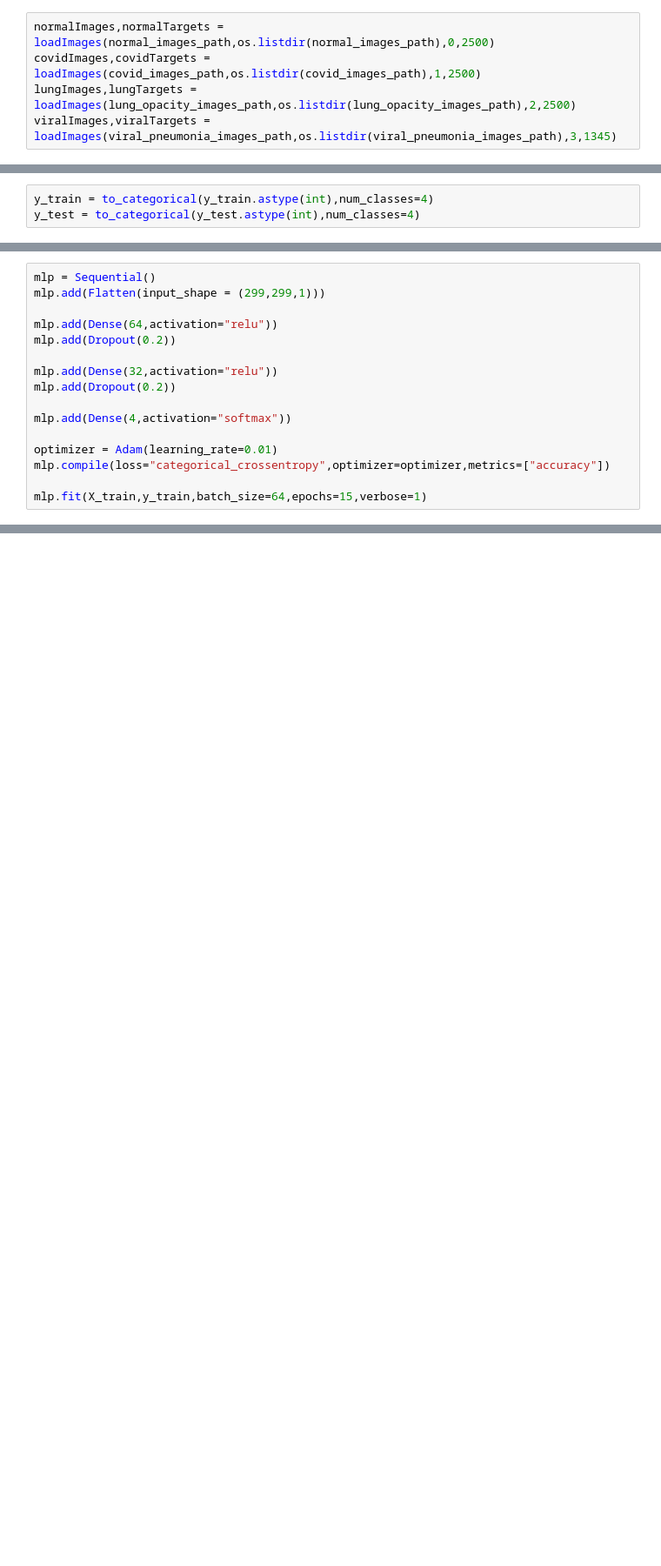
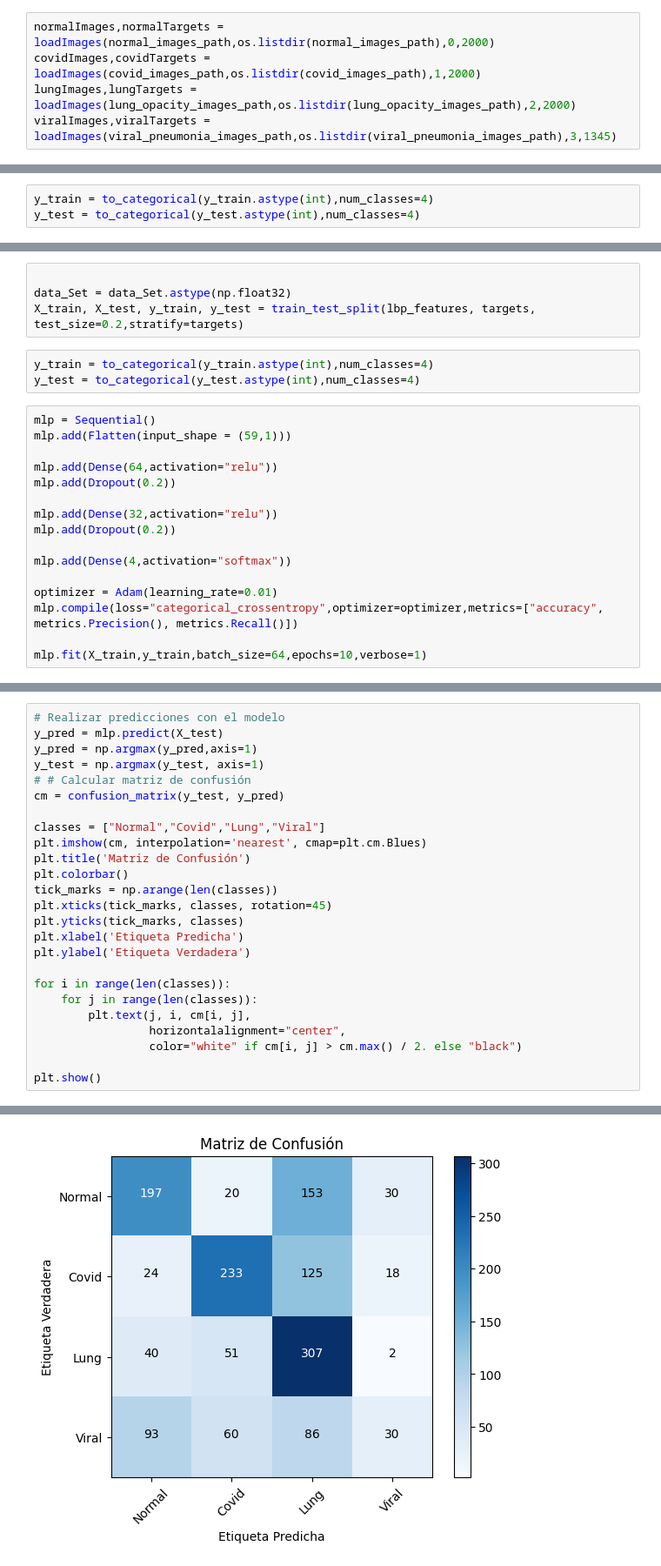
Before and after one commit to garza3333/RP_Proyecto2, a Jupyter notebook: MLP/mlp.ipynb, the cells around one changed output, grey strips where cells are left out. Shown at 87% size. Saved outputs shown, nothing was run; the diff lists cells and outputs as text; blank space fills up the shorter version.

```diff
--- a/MLP/mlp.ipynb
+++ b/MLP/mlp.ipynb
@@ -67,8 +93,8 @@ print(len((os.listdir(viral_pneumonia_images_path))))
 6012
 1345
 # %%
-normalImages,normalTargets = loadImages(normal_images_path,os.listdir(normal_images_path),0,2500)
-covidImages,covidTargets = loadImages(covid_images_path,os.listdir(covid_images_path),1,2500)
-lungImages,lungTargets = loadImages(lung_opacity_images_path,os.listdir(lung_opacity_images_path),2,2500)
+normalImages,normalTargets = loadImages(normal_images_path,os.listdir(normal_images_path),0,2000)
+covidImages,covidTargets = loadImages(covid_images_path,os.listdir(covid_images_path),1,2000)
+lungImages,lungTargets = loadImages(lung_opacity_images_path,os.listdir(lung_opacity_images_path),2,2000)
 viralImages,viralTargets = loadImages(viral_pneumonia_images_path,os.listdir(viral_pneumonia_images_path),3,1345)
 # %%
@@ -113,6 +270,13 @@ y_test = to_categorical(y_test.astype(int),num_classes=4)
+# %%
+
+data_Set = data_Set.astype(np.float32)
+X_train, X_test, y_train, y_test = train_test_split(lbp_features, targets, test_size=0.2,stratify=targets)
+# %%
+y_train = to_categorical(y_train.astype(int),num_classes=4)
+y_test = to_categorical(y_test.astype(int),num_classes=4)
 # %%
 mlp = Sequential()
-mlp.add(Flatten(input_shape = (299,299,1)))
+mlp.add(Flatten(input_shape = (59,1)))
 
 mlp.add(Dense(64,activation="relu"))
 mlp.add(Dropout(0.2))
@@ -123,7 +287,7 @@ mlp.add(Dropout(0.2))
 mlp.add(Dense(4,activation="softmax"))
 
 optimizer = Adam(learning_rate=0.01)
-mlp.compile(loss="categorical_crossentropy",optimizer=optimizer,metrics=["accuracy"])
+mlp.compile(loss="categorical_crossentropy",optimizer=optimizer,metrics=["accuracy", metrics.Precision(), metrics.Recall()])
 
-mlp.fit(X_train,y_train,batch_size=64,epochs=15,verbose=1)
+mlp.fit(X_train,y_train,batch_size=64,epochs=10,verbose=1)
 # %% [output]
@@ -279,0 +341,26 @@ RuntimeError: mat1 and mat2 shapes cannot be multiplied (90787500x3 and 22500x22
+# %%
+# Realizar predicciones con el modelo
+y_pred = mlp.predict(X_test)
+y_pred = np.argmax(y_pred,axis=1)
+y_test = np.argmax(y_test, axis=1)
+# # Calcular matriz de confusión
+cm = confusion_matrix(y_test, y_pred)
+
+classes = ["Normal","Covid","Lung","Viral"]
+plt.imshow(cm, interpolation='nearest', cmap=plt.cm.Blues)
+plt.title('Matriz de Confusión')
+plt.colorbar()
+tick_marks = np.arange(len(classes))
+plt.xticks(tick_marks, classes, rotation=45)
+plt.yticks(tick_marks, classes)
+plt.xlabel('Etiqueta Predicha')
+plt.ylabel('Etiqueta Verdadera')
+
+for i in range(len(classes)):
+    for j in range(len(classes)):
+        plt.text(j, i, cm[i, j],
+                 horizontalalignment="center",
+                 color="white" if cm[i, j] > cm.max() / 2. else "black")
+
+plt.show()
+# %% [output]
@@ -279,0 +368 @@ RuntimeError: mat1 and mat2 shapes cannot be multiplied (90787500x3 and 22500x22
+[figure, added]
```
Also changed, not shown: parts of 36 cells of this notebook, 11 other files.
